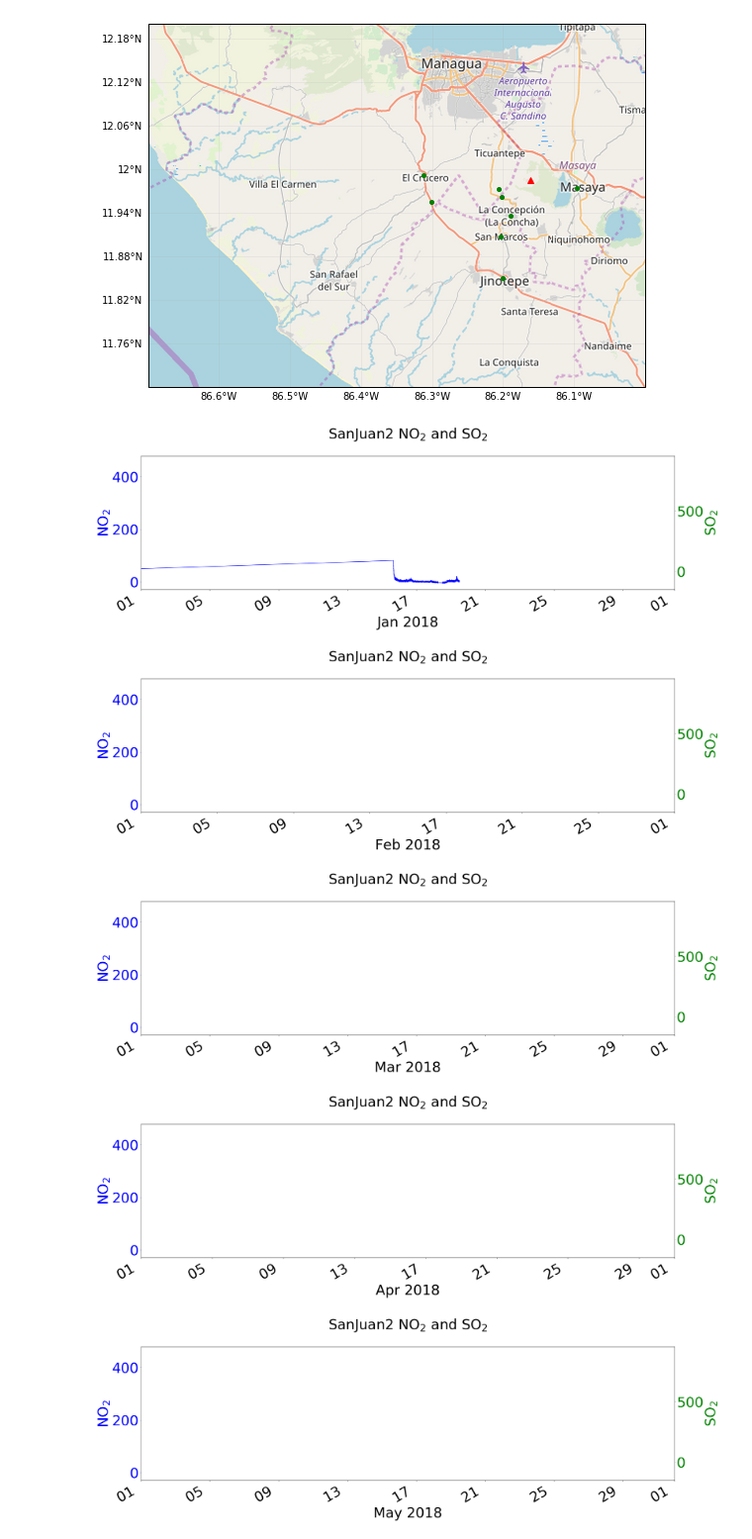
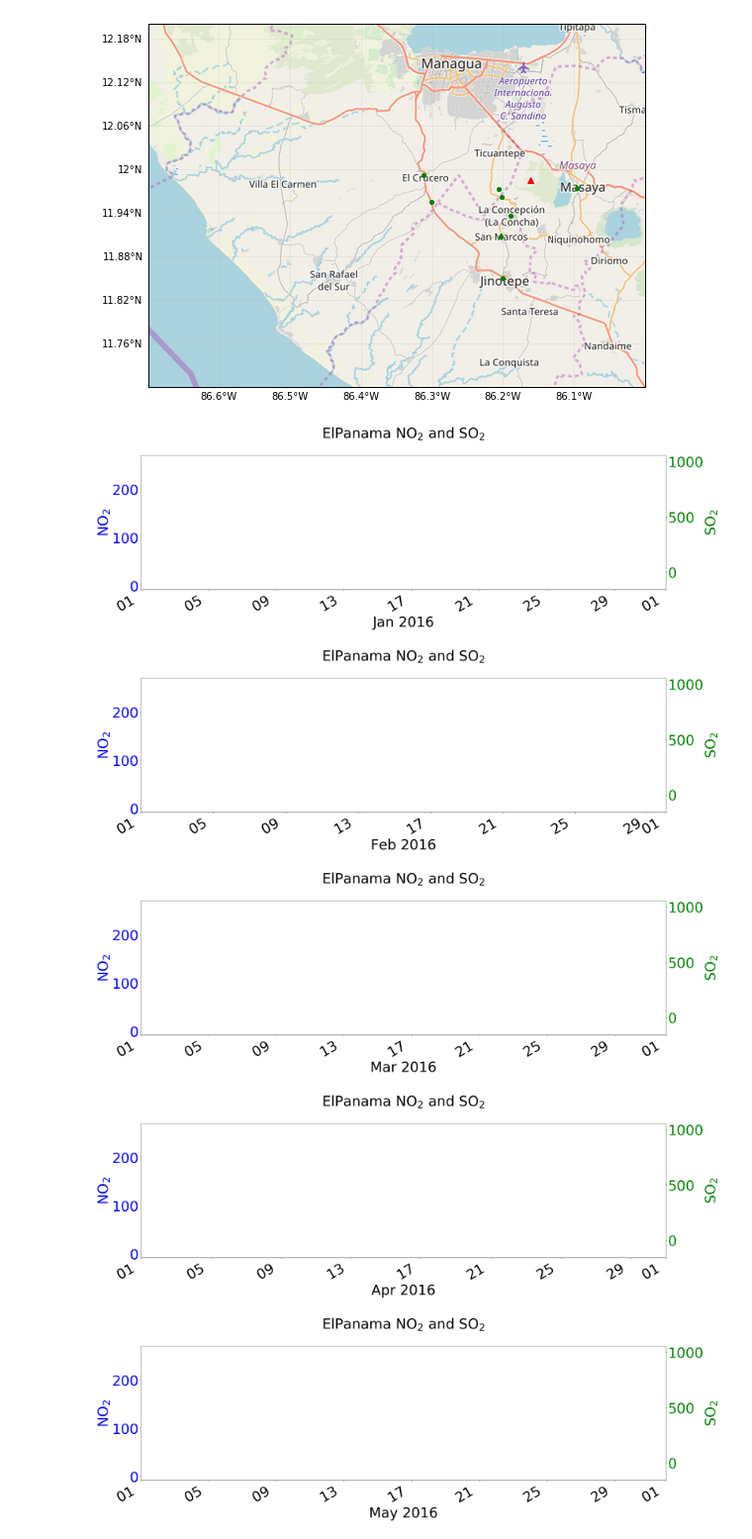
Before and after one commit to cemac/UNRESP_AQSensorTools, a Jupyter notebook: plotting_tools/AQ_SensorMaps.ipynb, the cells around one changed output. Shown at 99% size. Cells and saved outputs as stored; diff of their text form; code cells hidden in the pictures.

Commit message:
:hammer_and_wrench: general plotting dev notebooks

```diff
--- a/plotting_tools/AQ_SensorMaps.ipynb
+++ b/plotting_tools/AQ_SensorMaps.ipynb
@@ -163,11 +163,12 @@ def plotTSNO2(StationName, month=1, year=2016, ymax=100):
 # %%
 years = [2016, 2017, 2018]
 months = [1, 2, 3, 4, 5, 6, 7, 8, 9, 10, 11, 12]
+# NB SName[3] no data
 for m in months:
-    plotTSNO2(SName[2], month=months[m-1], year=years[2])
+    plotTSNO2(SName[8], month=months[m-1], year=years[0])
 # %% [output]
-[figure, old version]
+[figure, new version]
-[figure, old version]
+[figure, new version]
-[figure, old version]
+[figure, new version]
-[figure, old version]
+[figure, new version]
-[figure, old version]
+[figure, new version]
```
Also changed, not shown: parts of 1 cell of this notebook, 4 other files.
